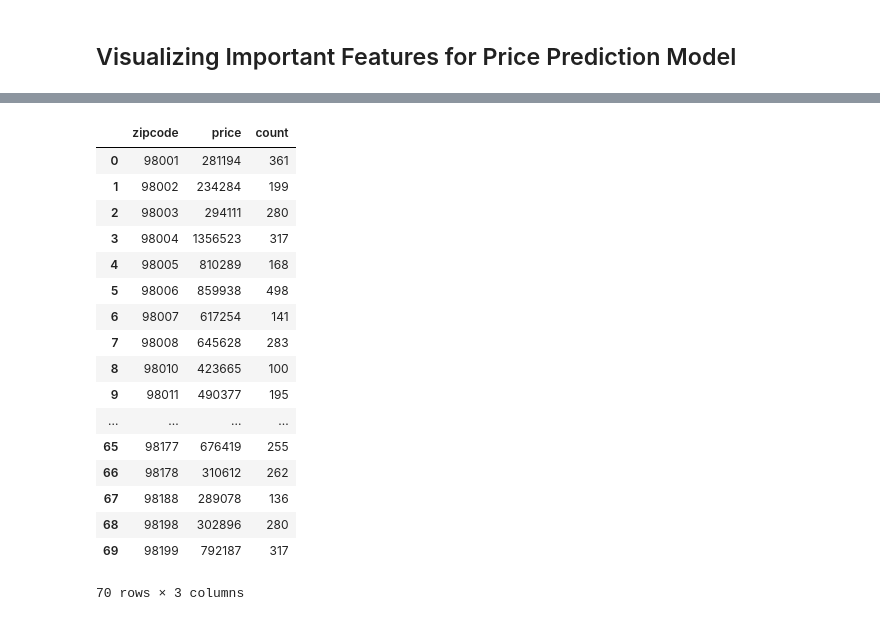
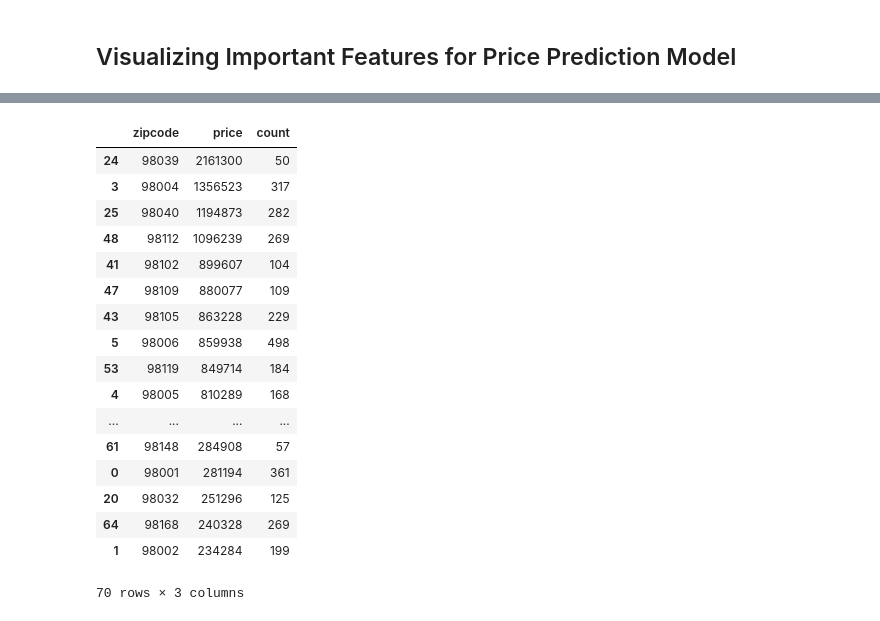
Before and after one commit to Jthomas3425/DSLabsv2, a Jupyter notebook: Projects/Mod 1 Final Project/student.ipynb, the cells around one changed output, grey strips where cells are left out. Cells and saved outputs as stored; diff of their text form; code cells hidden in the pictures.

```diff
--- a/Projects/Mod 1 Final Project/student.ipynb
+++ b/Projects/Mod 1 Final Project/student.ipynb
@@ -253,23 +269,24 @@ Name: count, Length: 70, dtype: int64
 # %%
-zip_price = pd.DataFrame(housing_data.groupby('zipcode')['price'].mean().astype(int))
+zip_price = pd.DataFrame(housing_data.groupby(['zipcode'])['price'].mean().astype(int))
 zip_price.reset_index(inplace=True) #Took a couple hours to fix this....
-pd.concat([zip_price,zip_count], axis=1)
+zip_price = pd.concat([zip_price,zip_count], axis=1)
+zip_price.sort_values('price', ascending=False)
 # %% [output]
 |  | zipcode | price | count |
+| 24 | 98039 | 2161300 | 50 |
+| 3 | 98004 | 1356523 | 317 |
+| 25 | 98040 | 1194873 | 282 |
+| 48 | 98112 | 1096239 | 269 |
+| 41 | 98102 | 899607 | 104 |
+| 47 | 98109 | 880077 | 109 |
+| 43 | 98105 | 863228 | 229 |
+| 5 | 98006 | 859938 | 498 |
+| 53 | 98119 | 849714 | 184 |
+| 4 | 98005 | 810289 | 168 |
+| ... | ... | ... | ... |
+| 61 | 98148 | 284908 | 57 |
 | 0 | 98001 | 281194 | 361 |
+| 20 | 98032 | 251296 | 125 |
+| 64 | 98168 | 240328 | 269 |
 | 1 | 98002 | 234284 | 199 |
-| 2 | 98003 | 294111 | 280 |
-| 3 | 98004 | 1356523 | 317 |
-| 4 | 98005 | 810289 | 168 |
-| 5 | 98006 | 859938 | 498 |
-| 6 | 98007 | 617254 | 141 |
-| 7 | 98008 | 645628 | 283 |
-| 8 | 98010 | 423665 | 100 |
-| 9 | 98011 | 490377 | 195 |
-| ... | ... | ... | ... |
-| 65 | 98177 | 676419 | 255 |
-| 66 | 98178 | 310612 | 262 |
-| 67 | 98188 | 289078 | 136 |
-| 68 | 98198 | 302896 | 280 |
-| 69 | 98199 | 792187 | 317 |
 70 rows × 3 columns
```
Also changed, not shown: parts of 10 cells of this notebook.
